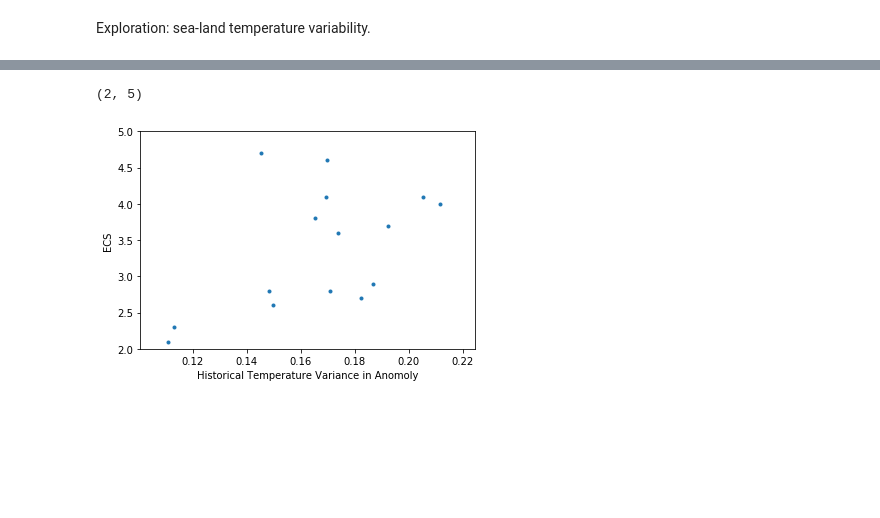
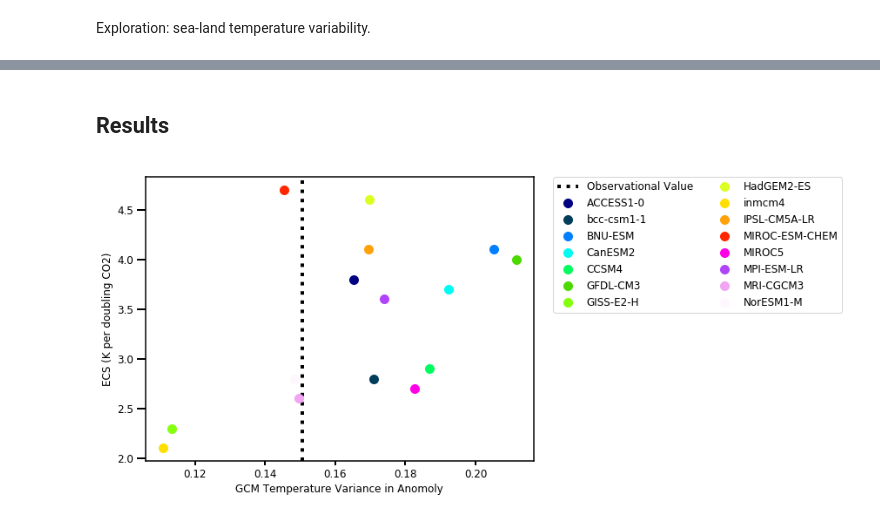
Before and after one commit to Loljaca/Emergent_Constraints, a Jupyter notebook: ExampleCMIPData.ipynb, the cells around one changed output, grey strips where cells are left out. Drawn from its saved outputs; the diff is of its cells as text; code cells hidden in the pictures; blank space fills up the shorter version.

```diff
--- a/ExampleCMIPData.ipynb
+++ b/ExampleCMIPData.ipynb
@@ -58,5 +84 @@ data_names = ['tas_Amon_ACCESS1-0_historical*.nc', # 3.8
-# %%
-cs =  [3.8, 2.8, 4.1, 3.7, 2.9,
-       0, 0, 0, 0, 0, 0, 0, 0, 0, 0,
-       4.0, 2.3, 0, 4.6, 2.1, 4.1, 4.7, 0, 2.7, 3.6, 2.6,  2.8]
 # %%
@@ -129,8 +149,18 @@ plt.ylim([2,5])
-# %%
-plt.plot(fast_variable,cs, '.')
-plt.ylabel('ECS')
-plt.xlabel('Historical Temperature Variance in Anomoly')
-plt.ylim([2,5])
-# %% [output]
-(2, 5)
-[figure, removed]
+# %% [markdown]
+## Results
+# %%
+# Setting up colors
+number = 15
+cmap = plt.get_cmap('gist_ncar')
+colors = [cmap(i) for i in np.linspace(0, 1, number)]
+# %%
+plt.axvline(x=hist_std, color = 'k', linewidth = 4, linestyle = 'dotted', label = 'Observational Value')
+
+for i in range(len(data_names)):
+    plt.plot(fast_variable[i],cs[i], color = colors[i], marker = '.', markersize = 20, linestyle = 'none', label = labels[i] )
+
+plt.ylabel('ECS (K per doubling CO2)')
+plt.xlabel('GCM Temperature Variance in Anomoly')
+plt.legend(ncol=2, bbox_to_anchor=(1.05, 1), loc=2, borderaxespad=0.);
+# %% [output]
+[figure, added]
```
Also changed, not shown: parts of 13 cells of this notebook, 1 other file.
